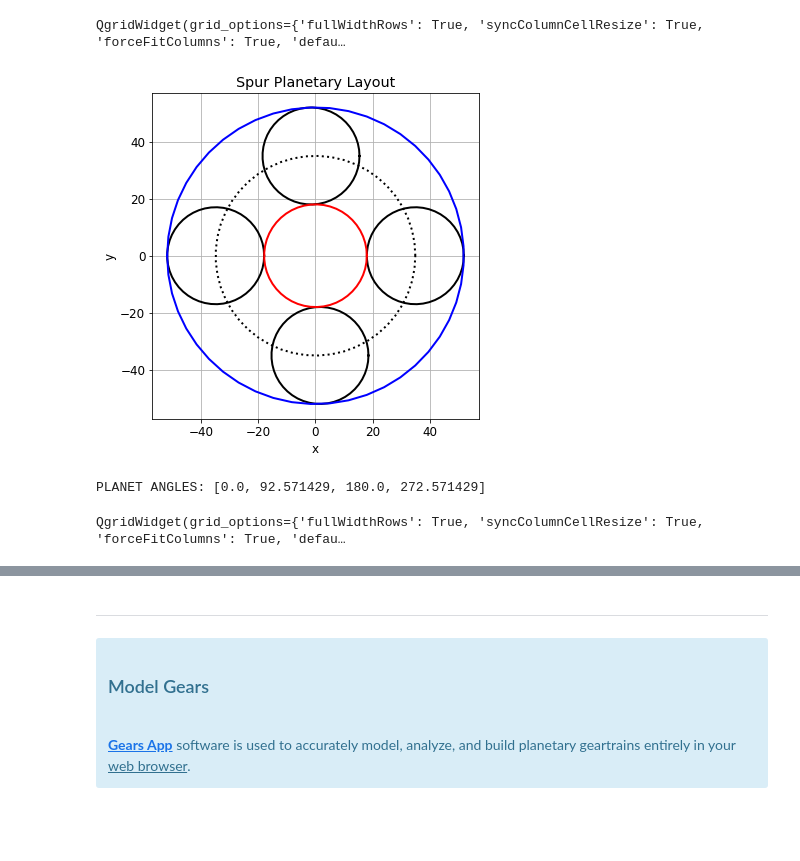
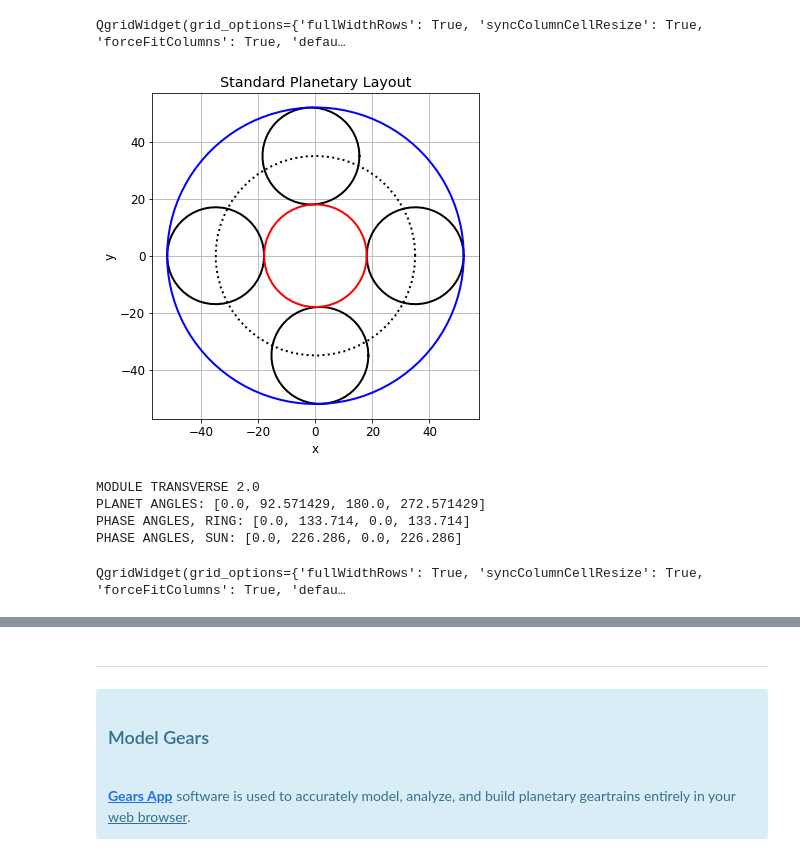
Before and after one commit to drivetrainhub/notebooks-gears, a Jupyter notebook: geometry/Chapter 4 - Planetary Gears.ipynb, the cells around one changed output, grey strips where cells are left out. Saved outputs shown, nothing was run; the diff lists cells and outputs as text; code cells hidden in the pictures; blank space fills up the shorter version.

Commit message:
Completes the spur and helical planetary design layout tool.  Still need to prepare for production release and generate HTML.

```diff
--- a/geometry/Chapter 4 - Planetary Gears.ipynb
+++ b/geometry/Chapter 4 - Planetary Gears.ipynb
@@ -44,6 +45,9 @@ import planetary
 # settings
 FIGSIZE = (6, 6)  # size of plots
 plt.rcParams.update({'font.size': 12})  # set default font size
+
+# usage mode
+DEV_MODE = True
 # %%
 # DEVELOPMENT USE: %autoreload 1
 # PRODUCTION USE: %autoreload 0
@@ -388,7 +390,14 @@ def pitch_angle_transverse(number_of_teeth):
 def mesh_cycle_fraction(planet_position_angle, transverse_pitch_angle):
     """Calculate the fraction of mesh cycle for a given planet position.
 
-    Assumes a planet at zero angle is at the start of mesh.  Only relative values matter.
+    Notes:
+        1. Only the relative values of phasing are important.
+        2. It is assumed that a planet at zero angle is at the start of a mesh cycle.
+
+    About relative phasing of sun and ring for a given planet:
+        1. It depends on the planet tooth count.
+        2. It depends on the backlash of each gear mesh.
+        3. It does not affect the geartrain phasing type.
     """
 
     return planet_position_angle / transverse_pitch_angle % 1
@@ -417,8 +426,6 @@ def summed_phasing(planet_angles, phase_angles):
 
     # normalize metrics; 1.0 is fully reinforced
     n_planets = len(planet_angles)
-    # TODO test for 3 and 5 planets, unsure the force eqns are valid
-    # f_sum = (abs(fx) + abs(fy))  / n_planets
     fx_sum = abs(fx) / (n_planets / 2)
     fy_sum = abs(fy) / (n_planets / 2)
     trq_sum = abs(mz) / n_planets
@@ -776,21 +789,24 @@ QgridWidget(grid_options={'fullWidthRows': True, 'syncColumnCellResize': True, '
 # %%
 # PLOT CANDIDATE
 # --------------
-candidate_number = 6
+candidate_number = 36
 
 # candidate attributes
 candidate_row = candidates[candidate_number-1]
 candidate = get_candidate_dict(candidate_row)
 z1 = candidate['z1']
 z3 = candidate['z3']
+beta = radians(candidate['beta'])
 N = candidate['N']
 mn = candidate['mn']
 cd = candidate['CD']
 carrier_pcd = 2 * cd
 
 # computed attributes
-d_w1 = z1 * mn
-d_w3 = z3 * mn
+
+mt = mn / cos(beta)
+d_w1 = z1 * mt
+d_w3 = z3 * mt
 d_w2 = reference_planet_size(d_w1, d_w3)
 
 # define tabular data
@@ -811,35 +827,49 @@ ax.plot(x, y, 'k:', linewidth=2)
 
 # planet spacing
 planet_angles = get_planet_angles(z1, z3, N)
 
 # planet pitch diameters
 for i in range(number_of_planets):
     xc, yc = planetary.polar_to_cartesian(cd, planet_angles[i])
     x, y = planetary.circle_curve(d_w2 / 2, x_center=xc, y_center=yc)
     ax.plot(x, y, 'k', linewidth=2)
 
 # ring pitch diameter
-x, y = planetary.circle_curve(d_w3 / 2)
+x, y = planetary.circle_curve(d_w3 / 2, np.linspace(0, 2*pi, 100))
 ax.plot(x, y, 'b', linewidth=2)
 
 # sun pitch diameter
 x, y = planetary.circle_curve(d_w1 / 2)
 ax.plot(x, y, 'r', linewidth=2)
 
 # plot format
 ax.set_aspect('equal')
-plt.title('Spur Planetary Layout')
+plt.title('Standard Planetary Layout')
 plt.xlabel('x')
 plt.ylabel('y')
 plt.grid()
 plt.show()
 
+# display tooth size
+print('MODULE TRANSVERSE', round(mt, 3))
+
 # display planet angles
 print('PLANET ANGLES:', [round(degrees(theta), 6) for theta in planet_angles])
 
+# display phase angles, ring
+phis_ring = [mesh_phase_angle(theta, z3) for theta in planet_angles]
+print('PHASE ANGLES, RING:', [round(degrees(phi), 3) for phi in phis_ring])
+
+# display phase angles, sun
+phis_sun = [mesh_phase_angle(theta, z1) for theta in planet_angles]
+print('PHASE ANGLES, SUN:', [round(degrees(phi), 3) for phi in phis_sun])
+
 # display candidate table
 qgridwidget
 # %% [output]
-[figure, old version]
+[figure, new version]
+MODULE TRANSVERSE 2.0
 PLANET ANGLES: [0.0, 92.571429, 180.0, 272.571429]
+PHASE ANGLES, RING: [0.0, 133.714, 0.0, 133.714]
+PHASE ANGLES, SUN: [0.0, 226.286, 0.0, 226.286]
 QgridWidget(grid_options={'fullWidthRows': True, 'syncColumnCellResize': True, 'forceFitColumns': True, 'defau…
```
Also changed, not shown: parts of 17 cells of this notebook, 2 other files.
